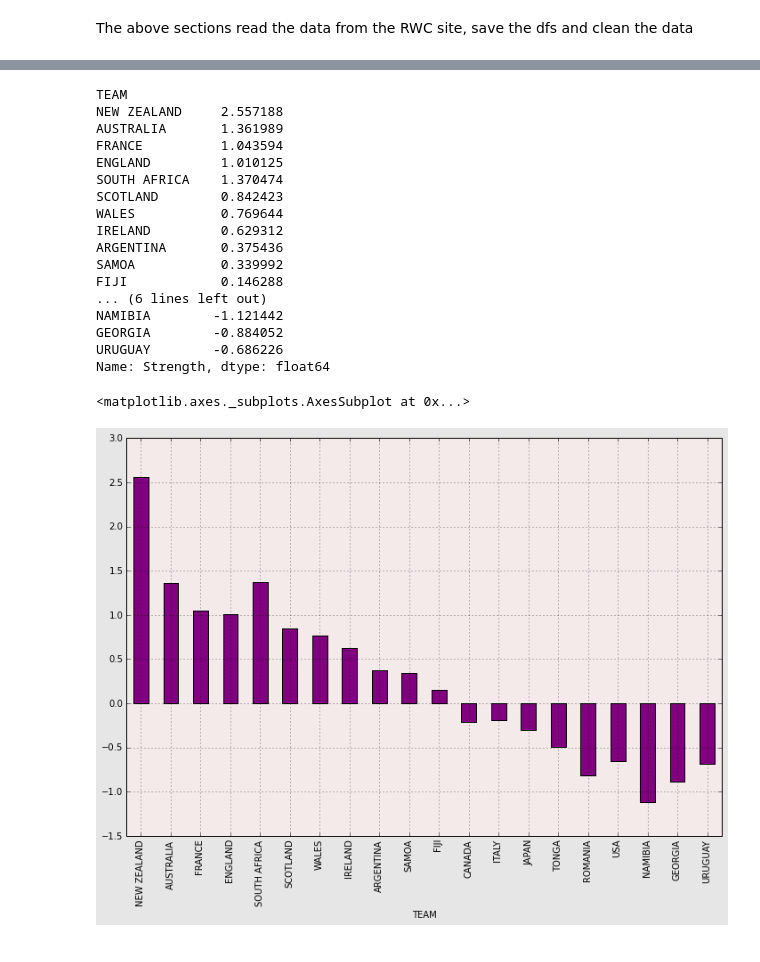
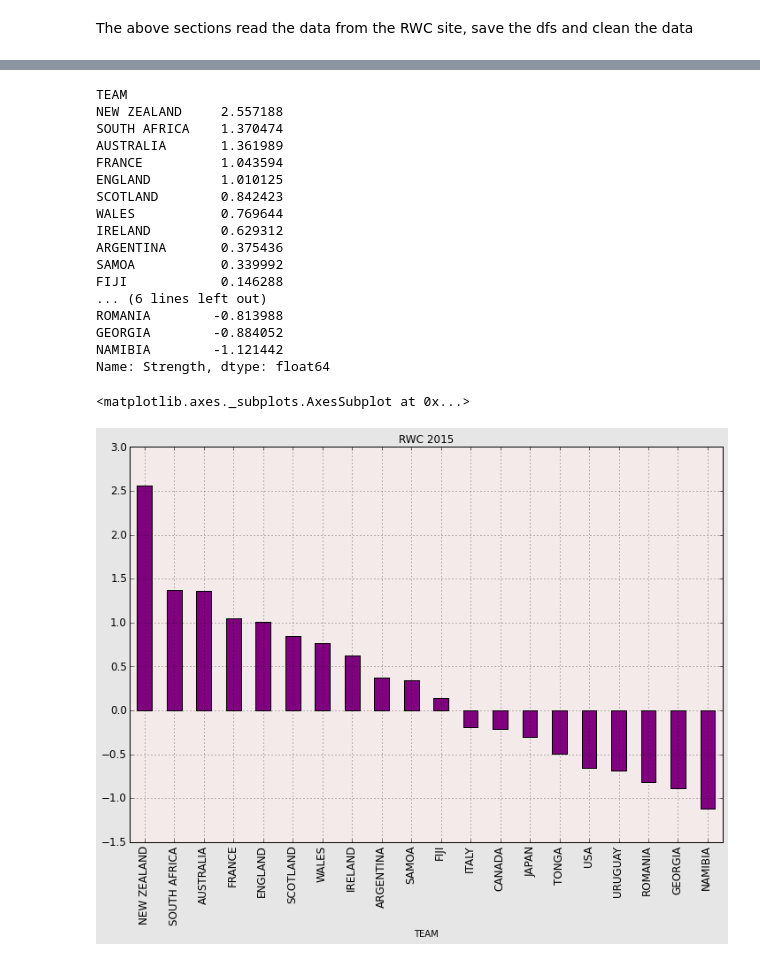
Before and after one commit to hillbs/Differential-Equations-and-Linear-Algebra, a Jupyter notebook: RWC2015.ipynb, the cells around one changed output, grey strips where cells are left out. Cells and saved outputs as stored; diff of their text form; code cells hidden in the pictures.

```diff
--- a/RWC2015.ipynb
+++ b/RWC2015.ipynb
@@ -120,17 +96,17 @@ Team_Stats['Strength'] = (Team_Stats.PTS_Per_Game - Team_Stats.PTS_Per_Game.mean
 
 #Make the joining column compatible.
 Team_Stats.TEAM = map(str.upper,Team_Stats.TEAM)
-RWC_Combined = pd.merge(Team_Stats,RWC15,on='TEAM')
+RWC_Combined = pd.merge(Team_Stats,RWC15,on='TEAM').sort('Strength',ascending=False)
 #Set the index to the team name.
 RWC_Combined = RWC_Combined.set_index(['TEAM'])
 RWC_Combined.Strength
 # %% [output]
 TEAM
 NEW ZEALAND     2.557188
+SOUTH AFRICA    1.370474
 AUSTRALIA       1.361989
 FRANCE          1.043594
 ENGLAND         1.010125
-SOUTH AFRICA    1.370474
 SCOTLAND        0.842423
 WALES           0.769644
 IRELAND         0.629312
@@ -138,13 +114,14 @@ ARGENTINA       0.375436
 SAMOA           0.339992
 FIJI            0.146288
 ... (6 lines left out)
+ROMANIA        -0.813988
+GEORGIA        -0.884052
 NAMIBIA        -1.121442
-GEORGIA        -0.884052
-URUGUAY        -0.686226
 Name: Strength, dtype: float64
 # %%
 Standard_background()
-RWC_Combined.Strength.plot(kind='bar',figsize=(12,8),color='purple')
+RWC_Combined.Strength.plot(kind='bar',title='RWC 2015',figsize=(12,8),color='purple',table=False
+                           ,fontsize=12)
 # %% [output]
 <matplotlib.axes._subplots.AxesSubplot at 0x...>
-[figure, old version]
+[figure, new version]
```
Also changed, not shown: parts of 7 cells of this notebook, 1 other file.
